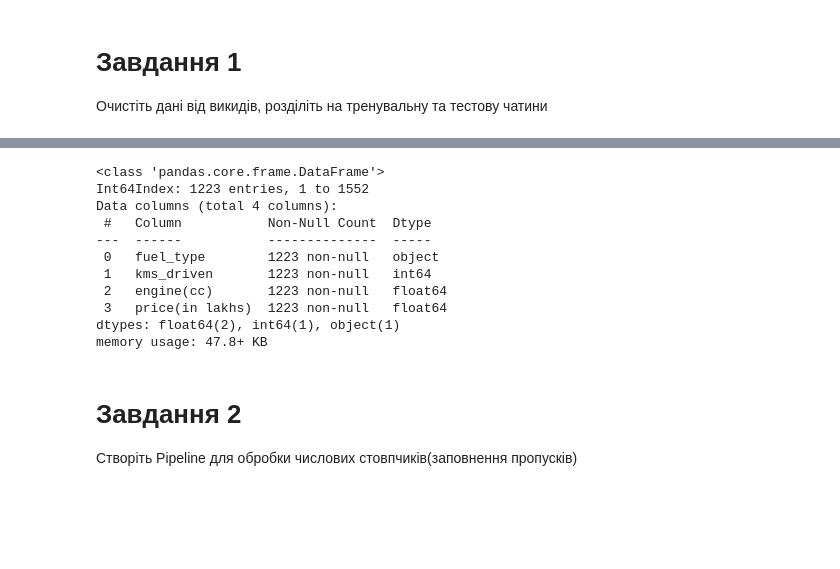
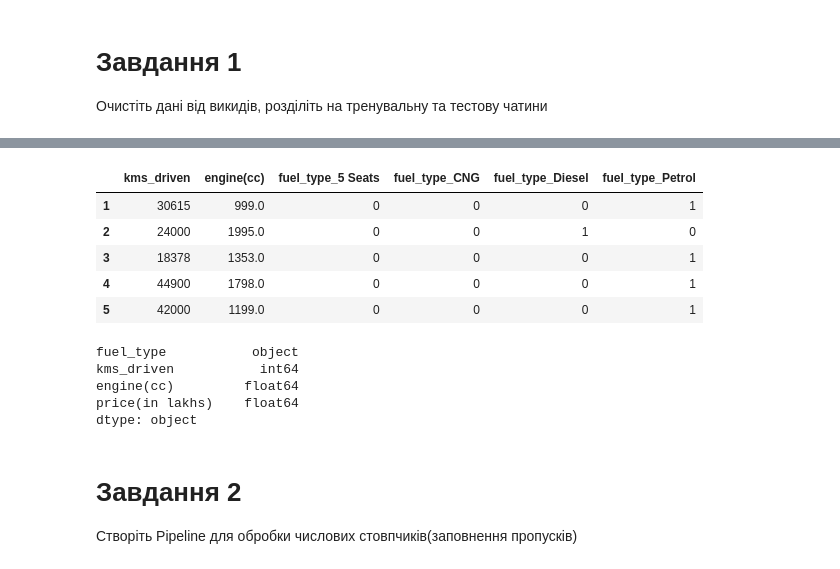
Before and after one commit to yeyevtushenko/AI, a Jupyter notebook: Lesson11_03_2024_AI_P_6.ipynb, the cells around one changed output, grey strips where cells are left out. Saved outputs shown, nothing was run; the diff lists cells and outputs as text; code cells hidden in the pictures; blank space fills up the shorter version.

```diff
--- a/Lesson11_03_2024_AI_P_6.ipynb
+++ b/Lesson11_03_2024_AI_P_6.ipynb
@@ -64 +54,19 @@ memory usage: 60.7+ KB
+# %%
+def remove_outliers(df, column_name):
+  column = df[column_name]
+
+  q1 = column.quantile(q=0.25)
+  q3 = column.quantile(q=0.75)
+
+  iqr = q3 - q1
+
+  lower = q1 - 1.5*iqr
+  upper = q3 + 1.5*iqr
+
+  mask = (column >= lower) & (column <= upper)
+
+  return df[mask]
+
+for column_name in df.select_dtypes(include="number").columns:
+  df = remove_outliers(df, column_name)
 # %%
@@ -76,40 +76,15 @@ df.describe()
-# %%
-def remove_outliers(df, column_name):
-  column = df[column_name]
-
-  q1 = column.quantile(q=0.25)
-  q3 = column.quantile(q=0.75)
-
-  iqr = q3 - q1
-
-  lower = q1 - 1.5*iqr
-  upper = q3 + 1.5*iqr
-
-  mask = (column >= lower) & (column <= upper)
-
-  return df[mask]
-
-for column_name in df.columns:
-  if df.dtypes[column_name] in ("object", "datetime64[ns]"):
-    continue
-
-  df = remove_outliers(df, column_name)
-# %%
-df.info()
-# %% [output]
-<class 'pandas.core.frame.DataFrame'>
-Int64Index: 1223 entries, 1 to 1552
-Data columns (total 4 columns):
- #   Column           Non-Null Count  Dtype
----  ------           --------------  -----
- 0   fuel_type        1223 non-null   object
- 1   kms_driven       1223 non-null   int64
- 2   engine(cc)       1223 non-null   float64
- 3   price(in lakhs)  1223 non-null   float64
-dtypes: float64(2), int64(1), object(1)
-memory usage: 47.8+ KB
 # %%
 y = df['price(in lakhs)']
 X = df.drop(columns='price(in lakhs)')
+# %%
+X = pd.get_dummies(X)
+X.head()
+# %% [output]
+|  | kms_driven | engine(cc) | fuel_type_5 Seats | fuel_type_CNG | fuel_type_Diesel | fuel_type_Petrol |
+| 1 | 30615 | 999.0 | 0 | 0 | 0 | 1 |
+| 2 | 24000 | 1995.0 | 0 | 0 | 1 | 0 |
+| 3 | 18378 | 1353.0 | 0 | 0 | 0 | 1 |
+| 4 | 44900 | 1798.0 | 0 | 0 | 0 | 1 |
+| 5 | 42000 | 1199.0 | 0 | 0 | 0 | 1 |
 # %%
 from sklearn.model_selection import train_test_split
@@ -120,3 +92,11 @@ X_train, X_test, y_train, y_test = train_test_split(X, y,
+# %%
+df.dtypes
+# %% [output]
+fuel_type           object
+kms_driven           int64
+engine(cc)         float64
+price(in lakhs)    float64
+dtype: object
 # %% [markdown]
 # Завдання 2
 Створіть Pipeline для обробки числових стовпчиків(заповнення пропусків)
```
Also changed, not shown: parts of 24 cells of this notebook.
